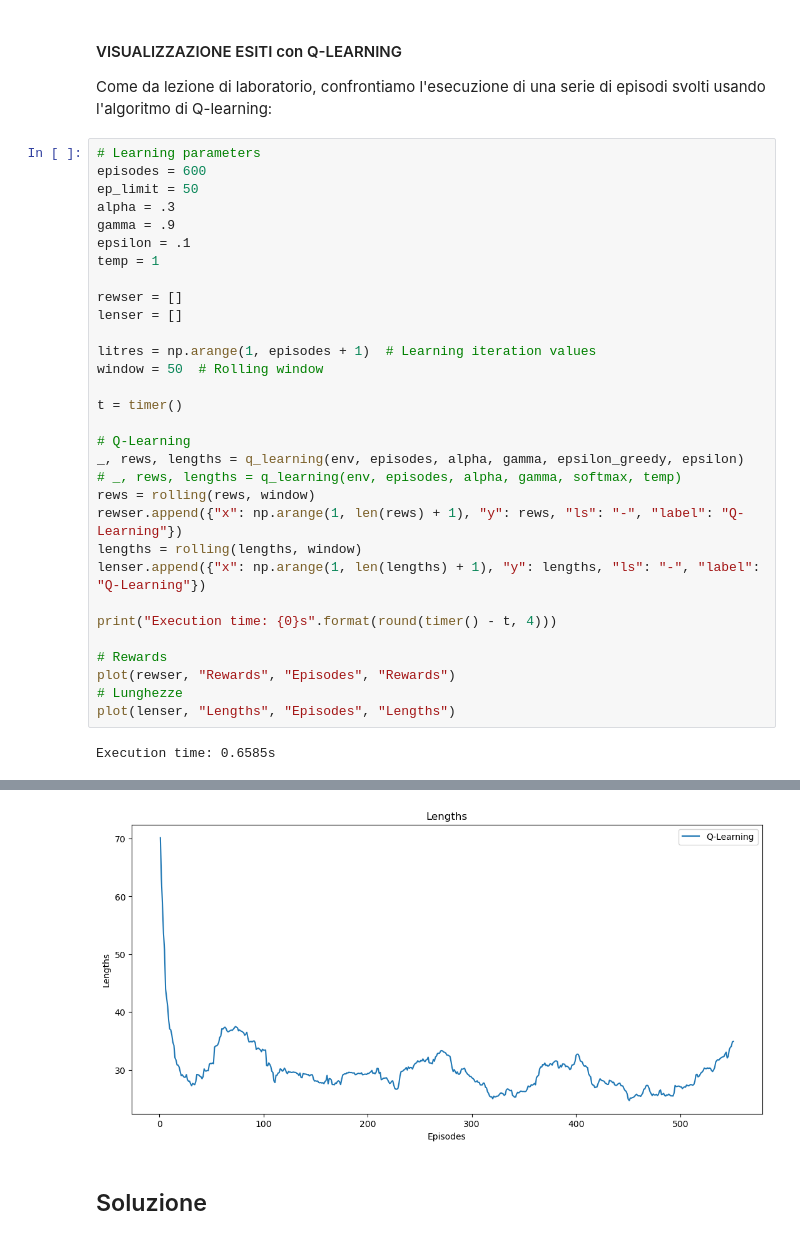
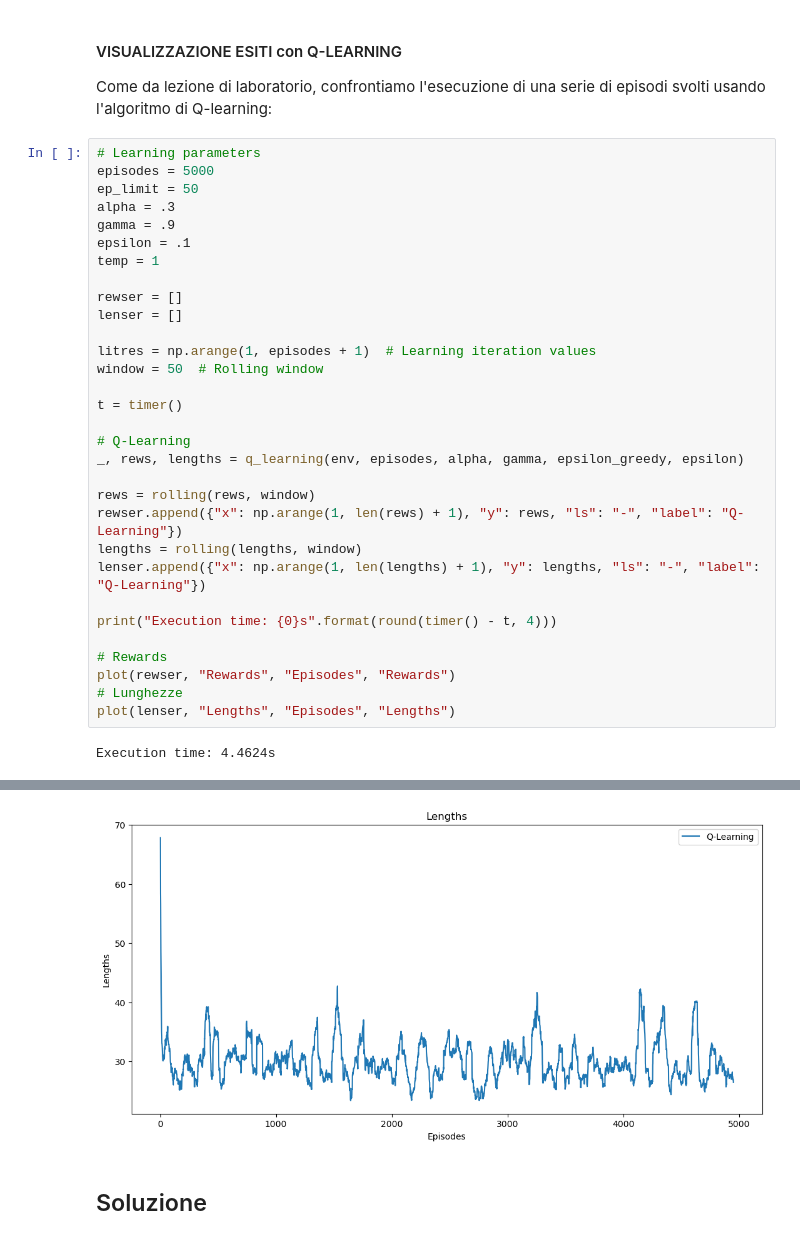
Before and after one commit to JacopoAzzetti/ai-project, a Jupyter notebook: AI_exam_ex_2.ipynb, the cells around one changed output, grey strips where cells are left out. Drawn from its saved outputs; the diff is of its cells as text.

```diff
--- a/AI_exam_ex_2.ipynb
+++ b/AI_exam_ex_2.ipynb
@@ -169,7 +171,7 @@ Abbiamo scelto di utilizzare l'algoritmo di Q-learning piuttosto che l'algoritmo
 Come da lezione di laboratorio, confrontiamo l'esecuzione di una serie di episodi svolti usando l'algoritmo di Q-learning:
 # %%
 # Learning parameters
-episodes = 600
+episodes = 5000
 ep_limit = 50
 alpha = .3
 gamma = .9
@@ -186,7 +188,7 @@ t = timer()
 
 # Q-Learning
 _, rews, lengths = q_learning(env, episodes, alpha, gamma, epsilon_greedy, epsilon)
-# _, rews, lengths = q_learning(env, episodes, alpha, gamma, softmax, temp)
+
 rews = rolling(rews, window)
 rewser.append({"x": np.arange(1, len(rews) + 1), "y": rews, "ls": "-", "label": "Q-Learning"})
 lengths = rolling(lengths, window)
@@ -199,4 +201,4 @@ plot(rewser, "Rewards", "Episodes", "Rewards")
 # Lunghezze
 plot(lenser, "Lengths", "Episodes", "Lengths")
 # %% [output]
-Execution time: 0.6585s
+Execution time: 4.4624s
@@ -204,4 +206,4 @@ Execution time: 0.6585s
-[figure, old version]
+[figure, new version]
 # %% [markdown]
 ## Soluzione
 # %%
```
Also changed, not shown: parts of 5 cells of this notebook, 4 other files.
